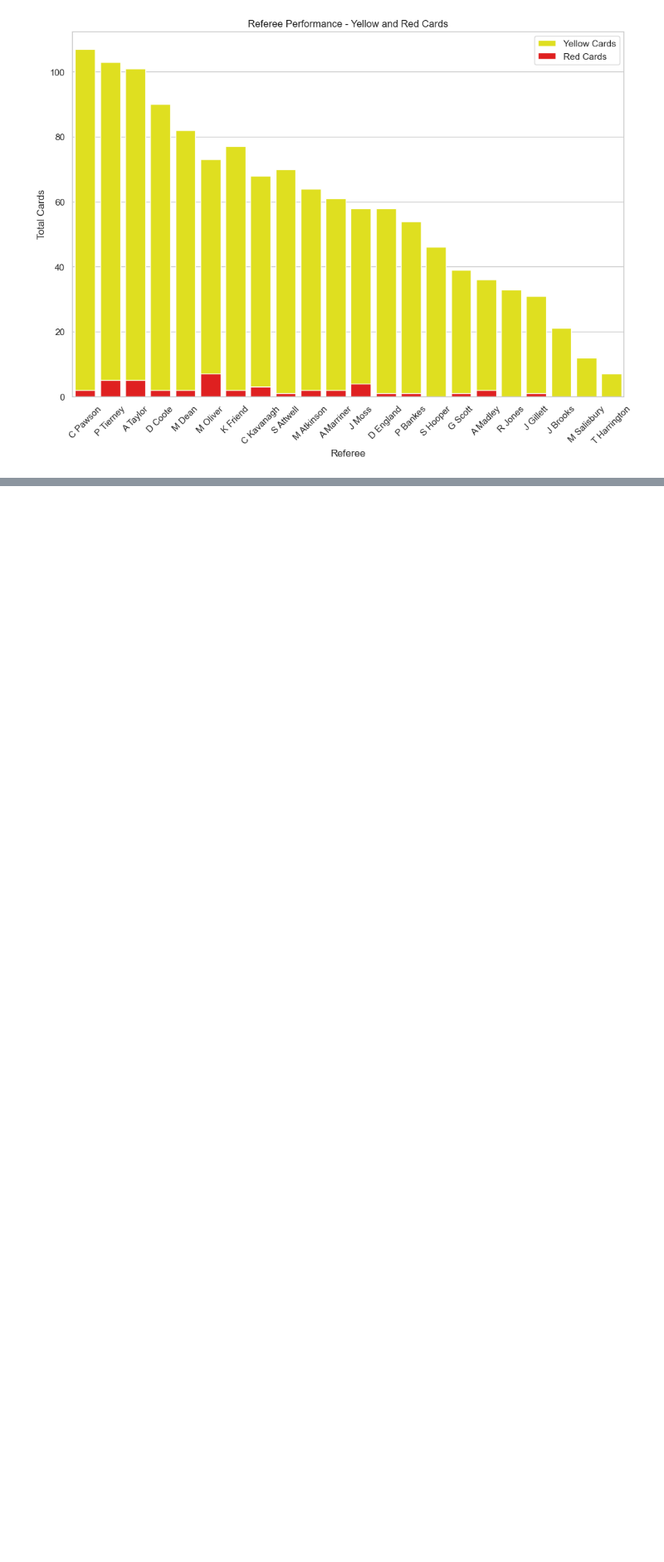
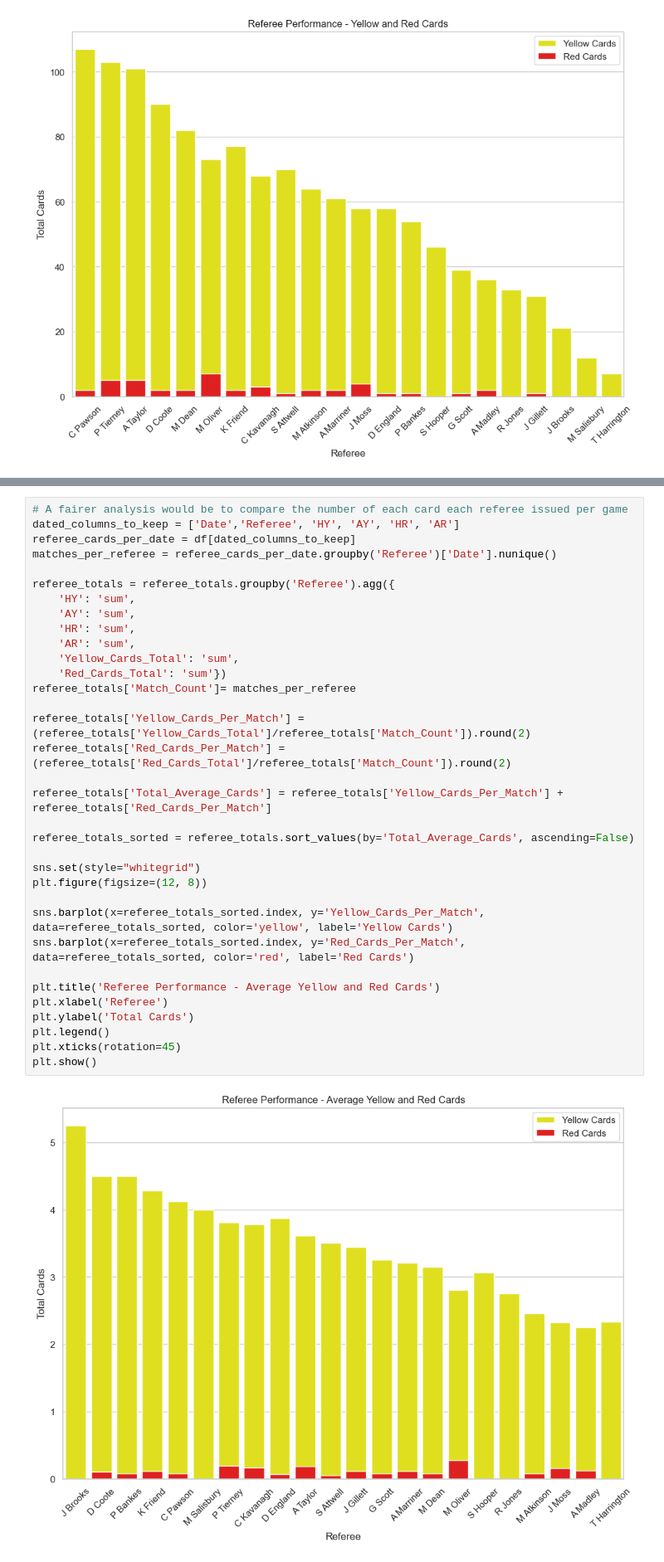
Before and after one commit to HenriRhodes/EPL_Analysis, a Jupyter notebook: EPL-notebook.ipynb, the cells around one changed output, grey strips where cells are left out. Shown at 83% size. Cells and saved outputs as stored; diff of their text form; blank space fills up the shorter version.

Commit message:
Avg Cards per game

```diff
--- a/EPL-notebook.ipynb
+++ b/EPL-notebook.ipynb
@@ -128,0 +89,36 @@ Name: Date, dtype: int64
+# %%
+# A fairer analysis would be to compare the number of each card each referee issued per game
+dated_columns_to_keep = ['Date','Referee', 'HY', 'AY', 'HR', 'AR']
+referee_cards_per_date = df[dated_columns_to_keep]
+matches_per_referee = referee_cards_per_date.groupby('Referee')['Date'].nunique()
+
+referee_totals = referee_totals.groupby('Referee').agg({
+    'HY': 'sum',
+    'AY': 'sum',
+    'HR': 'sum',
+    'AR': 'sum',
+    'Yellow_Cards_Total': 'sum',
+    'Red_Cards_Total': 'sum'})
+referee_totals['Match_Count']= matches_per_referee
+
+referee_totals['Yellow_Cards_Per_Match'] = (referee_totals['Yellow_Cards_Total']/referee_totals['Match_Count']).round(2)
+referee_totals['Red_Cards_Per_Match'] = (referee_totals['Red_Cards_Total']/referee_totals['Match_Count']).round(2)
+
+referee_totals['Total_Average_Cards'] = referee_totals['Yellow_Cards_Per_Match'] + referee_totals['Red_Cards_Per_Match']
+
+referee_totals_sorted = referee_totals.sort_values(by='Total_Average_Cards', ascending=False)
+
+sns.set(style="whitegrid")
+plt.figure(figsize=(12, 8))
+
+sns.barplot(x=referee_totals_sorted.index, y='Yellow_Cards_Per_Match', data=referee_totals_sorted, color='yellow', label='Yellow Cards')
+sns.barplot(x=referee_totals_sorted.index, y='Red_Cards_Per_Match', data=referee_totals_sorted, color='red', label='Red Cards')
+
+plt.title('Referee Performance - Average Yellow and Red Cards')
+plt.xlabel('Referee')
+plt.ylabel('Total Cards')
+plt.legend()
+plt.xticks(rotation=45)
+plt.show()
+# %% [output]
+[figure, added]
```
Also changed, not shown: parts of 2 cells of this notebook.
